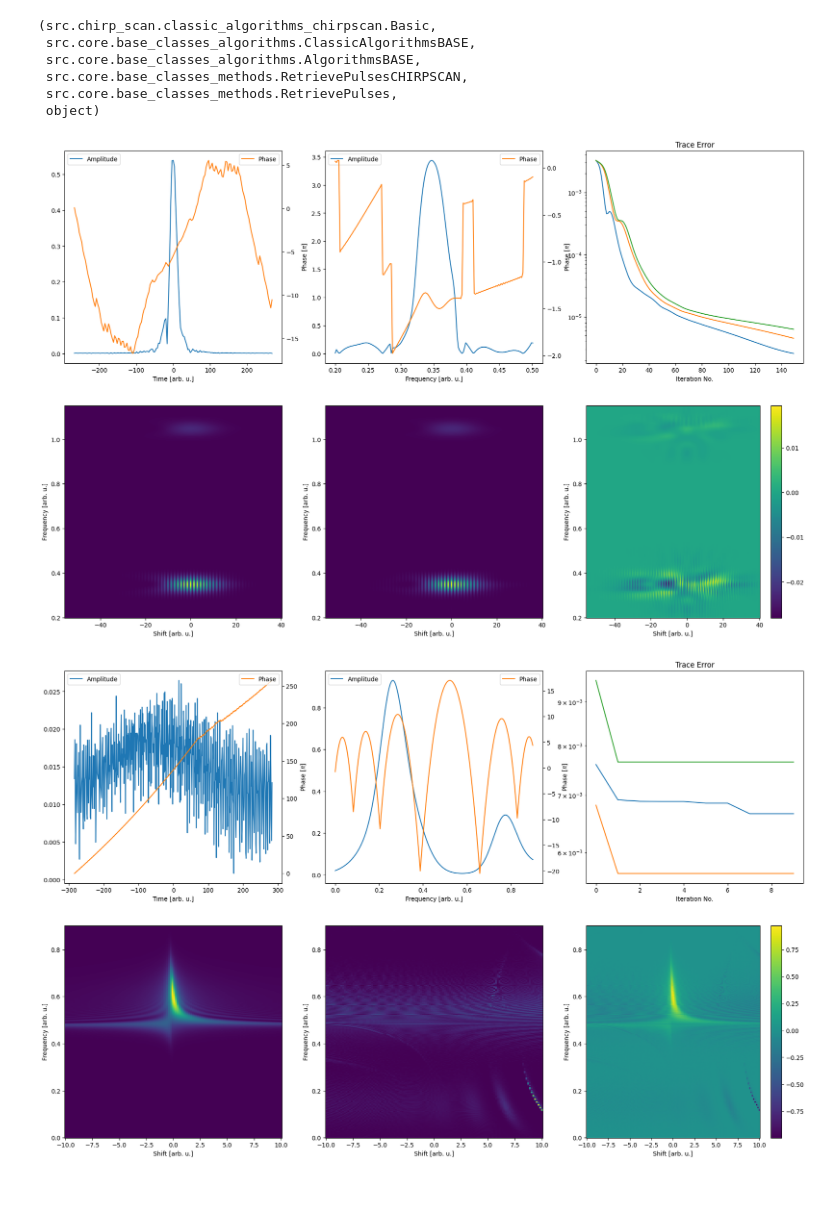
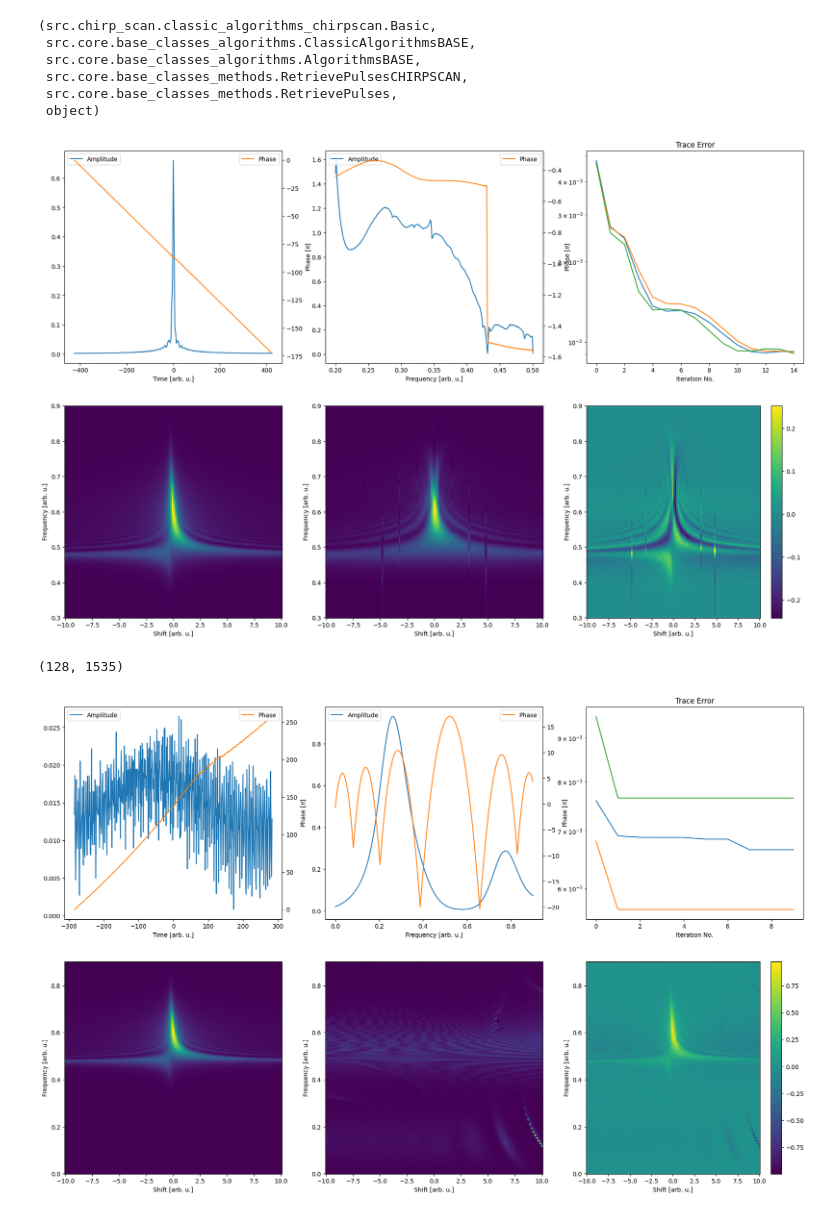
Before and after one commit to matillda123/Pulse-Retrieval-with-Jax, a Jupyter notebook: _usage_example.ipynb, the cells around one changed output. Cells and saved outputs as stored; diff of their text form; code cells hidden in the pictures.

Commit message:
Real fields works. Tests for all modules passed. :)

```diff
--- a/_usage_example.ipynb
+++ b/_usage_example.ipynb
@@ -59,7 +59,7 @@ time_inp, pulse_t_inp, frequency_inp, pulse_f_inp = pulse_maker.generate_pulse((
 z_arr=np.linspace(-10, 10, 128)
 z_arr, frequency, trace, spectra = pulse_maker.generate_chirpscan(z_arr, time_inp, frequency_inp, pulse_t_inp, pulse_f_inp,
                                                               "shg", phase_matrix_func, parameters,
-                                                              N=128*4, cut_off_val=1e-3, frequency_range=(0, 0.9))
+                                                              N=128*4, cut_off_val=1e-3, frequency_range=(0.3, 0.9), real_fields=True)
 
 
 #trace = apply_noise(trace, scale_val=0.01, additive_noise=True, multiplicative_noise=False)
@@ -94,5 +94,5 @@ _, _, frequency_gate_2, pulse_f_gate_2 = pulse_maker.generate_pulse((amp, phase)
 time, frequency, trace, spectra=pulse_maker.generate_2dsi(time_inp, frequency_inp, pulse_t_inp, pulse_f_inp, "pg", cross_correlation=True,
                                                           anc=((frequency_gate_1, pulse_f_gate_1),
                                                                (frequency_gate_2, pulse_f_gate_2)),
-                                                          N=256*4, scale_time_range=0.25, plot_stuff=True, cut_off_val=0.001, frequency_range=(0, 1))
+                                                          N=256*1, scale_time_range=0.25, plot_stuff=True, cut_off_val=0.001, frequency_range=(0, 0.5))
 # %% [output]
@@ -322,40 +477,44 @@ from src.real_fields import frog
 
 
 
-# lsf = LSF(time, frequency, trace, "pg", cross_correlation=False)#.use_measured_spectrum(spectra.pulse[0], spectra.pulse[1], "pulse")
+# lsf = frog.LSF(time, frequency, trace, "pg", cross_correlation=False, f_range_fields=(0.2,0.5))#.use_measured_spectrum(spectra.pulse[0], spectra.pulse[1], "pulse")
 
 # population = lsf.create_initial_population(population_size=3, amp_type="discrete", phase_type="discrete")
 
 # # lsf.number_of_bisection_iterations=12
 # # lsf.random_direction_mode="random"
 # # lsf.no_points_for_continuous=5
 
-# final_result = lsf.run(population, 1000)
+# final_result = lsf.run(population, 10)
 # lsf.plot_results(final_result)
 
 
 
 
 
-ad = frog.AutoDiff(time, frequency, trace, "thg", cross_correlation=False, f_range_fields=(0.2,0.5))#"doubleblind")#.use_measured_spectrum()
+ad = chirp_scan.AutoDiff(z_arr, frequency, trace, "shg", f_range_fields=(0.2,0.5), phase_matrix_func=phase_matrix_func, chirp_parameters=parameters)#oubleblind")#.use_measured_spectrum()
 
 # spectral_amplitude = ad.get_spectral_amplitude(spectra.pulse[0], spectra.pulse[1], "pulse")
 # spectral_amplitude = ad.get_spectral_amplitude(spectra.gate[0], spectra.gate[1], "gate")
 
 population = ad.create_initial_population(population_size=3, amp_type="constant", phase_type="constant", no_funcs_amp=1, no_funcs_phase=30)
 
 # ad.alternating_optimization = True
 # ad.solver = optax.adam(learning_rate=1e-1)
 
 import optimistix
 import optax
 #ad.solver = optimistix.GaussNewton
 ad.solver = optax.adam(learning_rate=0.1)
 #population = pop_final
-final_result = ad.run(population, 150)
+final_result = ad.run(population, 15)
 ad.plot_results(final_result)
 # %% [output]
-[figure, old version]
+[figure, new version]
+# %%
+ad.measurement_info.phase_matrix.shape
+# %% [output]
+(128, 1535)
 # %%
 from src.chirp_scan import DifferentialEvolution, Evosax, LSF, AutoDiff
 # %%
```
Also changed, not shown: parts of 8 cells of this notebook, 25 other files.
